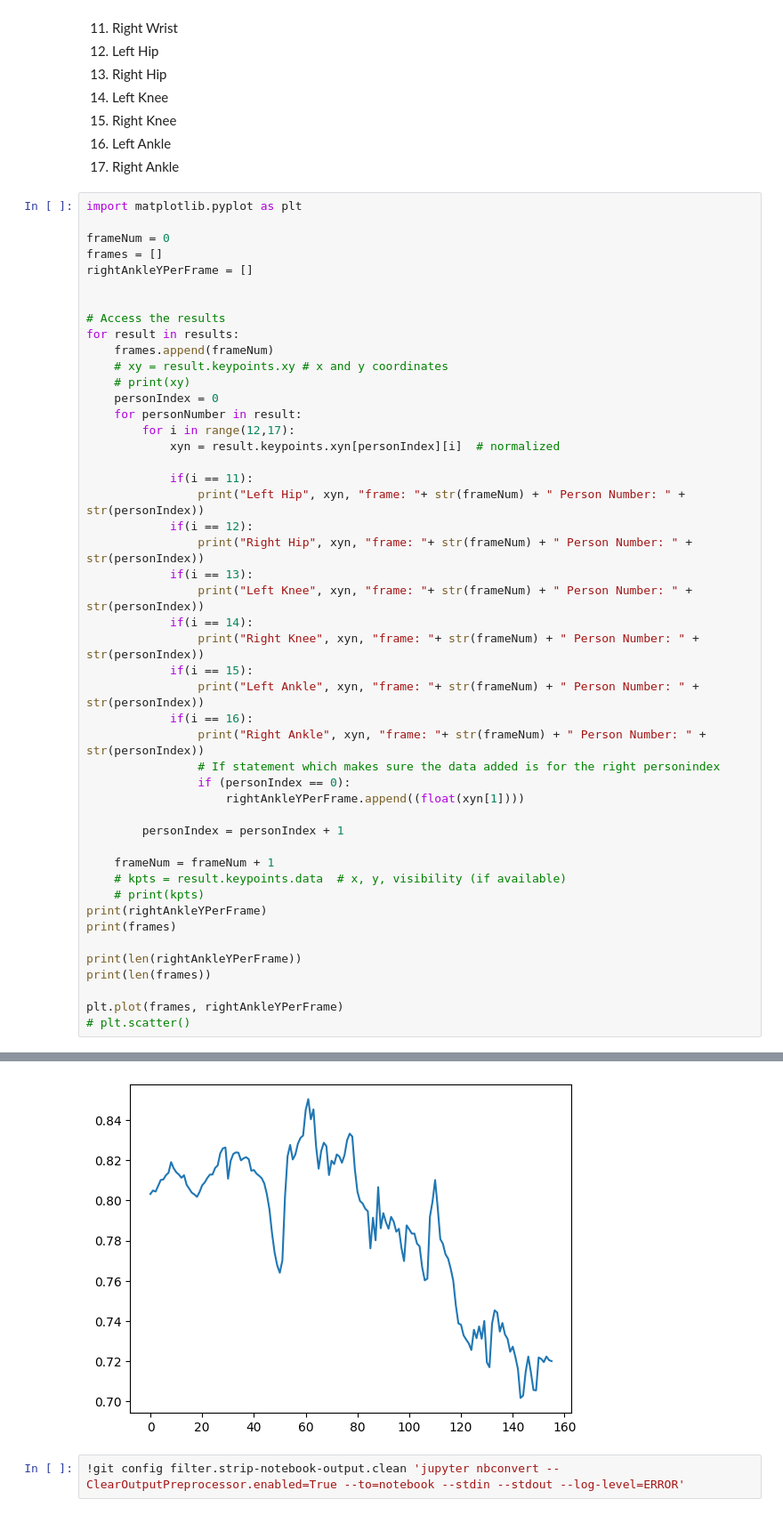
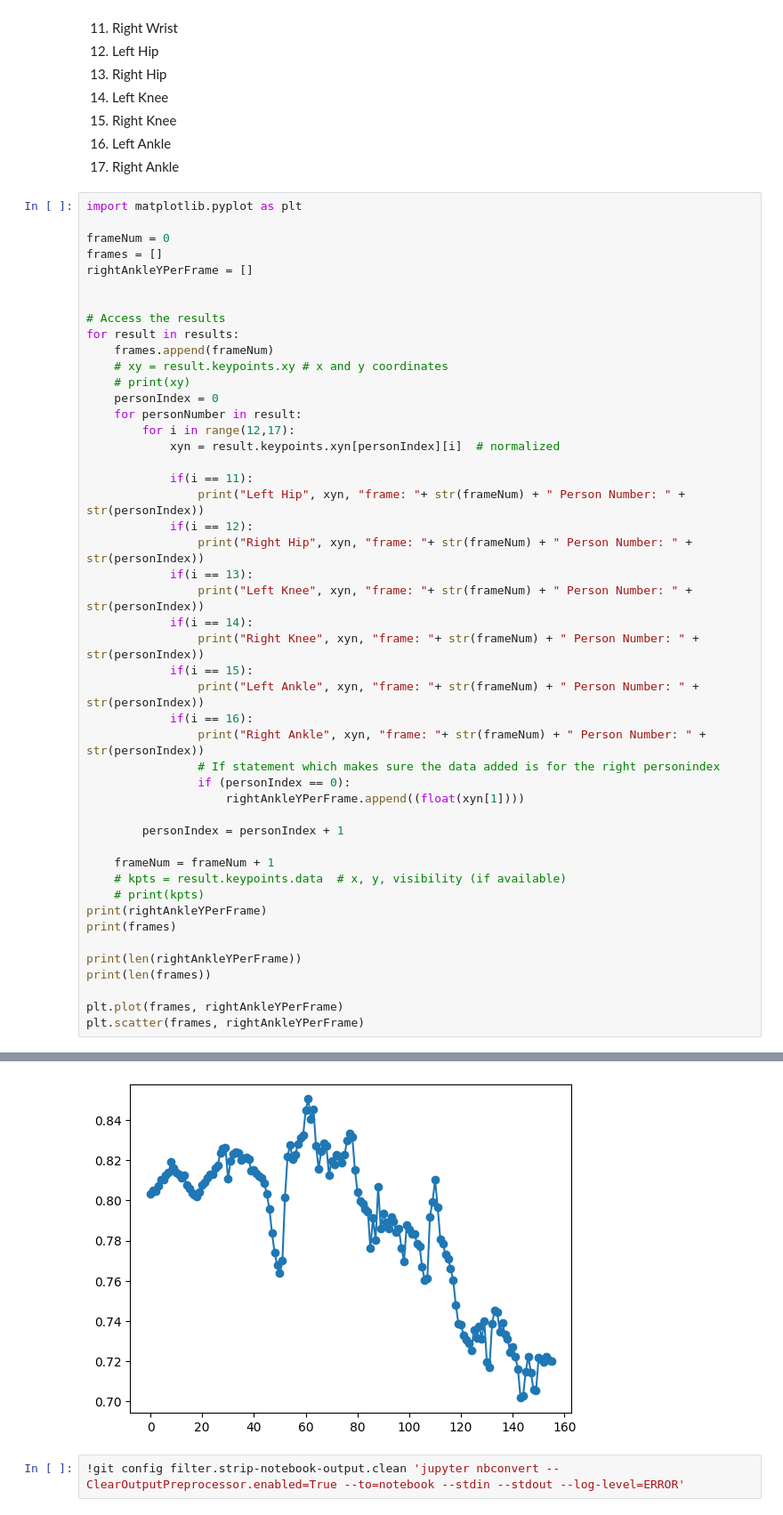
Before and after one commit to ManishReddy10/March, a Jupyter notebook: main.ipynb, the cells around one changed output, grey strips where cells are left out. Shown: that part at 89% size. Saved outputs shown, nothing was run; the diff lists cells and outputs as text.

Commit message:
overlayed scatterplot onto linegraph

```diff
--- a/main.ipynb
+++ b/main.ipynb
@@ -72,7 +72,7 @@ print(len(rightAnkleYPerFrame))
 print(len(frames))
 
 plt.plot(frames, rightAnkleYPerFrame)
-# plt.scatter()
+plt.scatter(frames, rightAnkleYPerFrame)
 # %% [output]
 Right Hip tensor([0.4463, 0.1472]) frame: 0 Person Number: 0
 Left Knee tensor([0.4915, 0.4684]) frame: 0 Person Number: 0
@@ -95,3 +95,3 @@ Left Knee tensor([0.4960, 0.4678]) frame: 2 Person Number: 0
-[figure, old version]
+[figure, new version]
 # %%
 !git config filter.strip-notebook-output.clean 'jupyter nbconvert --ClearOutputPreprocessor.enabled=True --to=notebook --stdin --stdout --log-level=ERROR'
```
Also changed, not shown: parts of 1 cell of this notebook.
